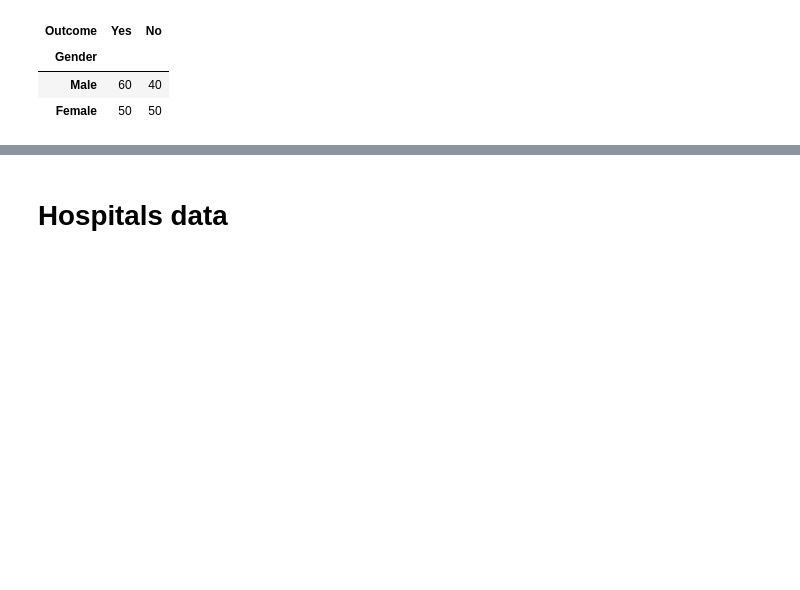
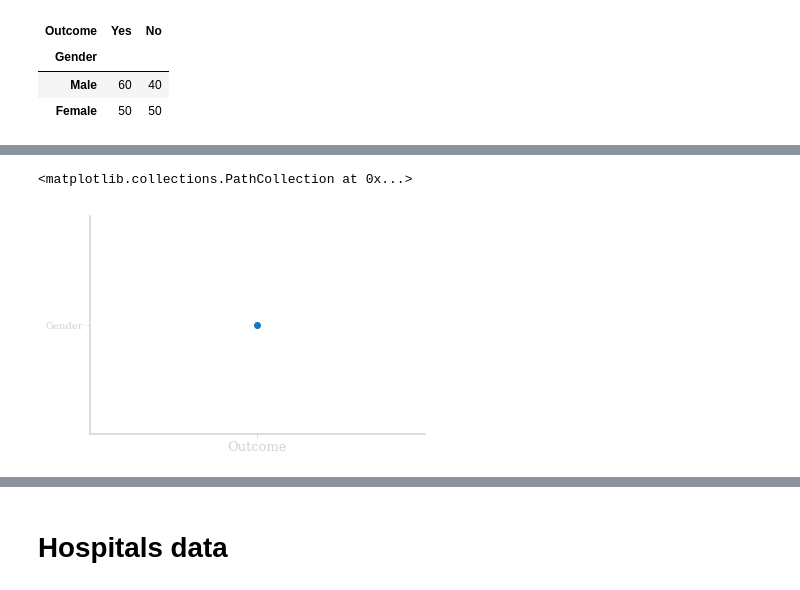
Before and after one commit to Khlick/LS40-Lectures, a Jupyter notebook: lib/_notebooks/Chi Squared and Risk.ipynb, the cells around one changed output, grey strips where cells are left out. Drawn from its saved outputs; the diff is of its cells as text; code cells hidden in the pictures; blank space fills up the shorter version.

```diff
--- a/lib/_notebooks/Chi Squared and Risk.ipynb
+++ b/lib/_notebooks/Chi Squared and Risk.ipynb
@@ -398,3 +396,8 @@ np.mean(chi2_NHST >= chi2Observed)
+# %%
+pyp.scatter('Outcome', 'Gender')
+# %% [output]
+<matplotlib.collections.PathCollection at 0x...>
+[figure, added]
 # %%
 # Testing better CI bootstrap
 # The idea is you fix the categories and restrict resampling to just reandomize within each category
```
Also changed, not shown: parts of 12 cells of this notebook, 37 other files.
